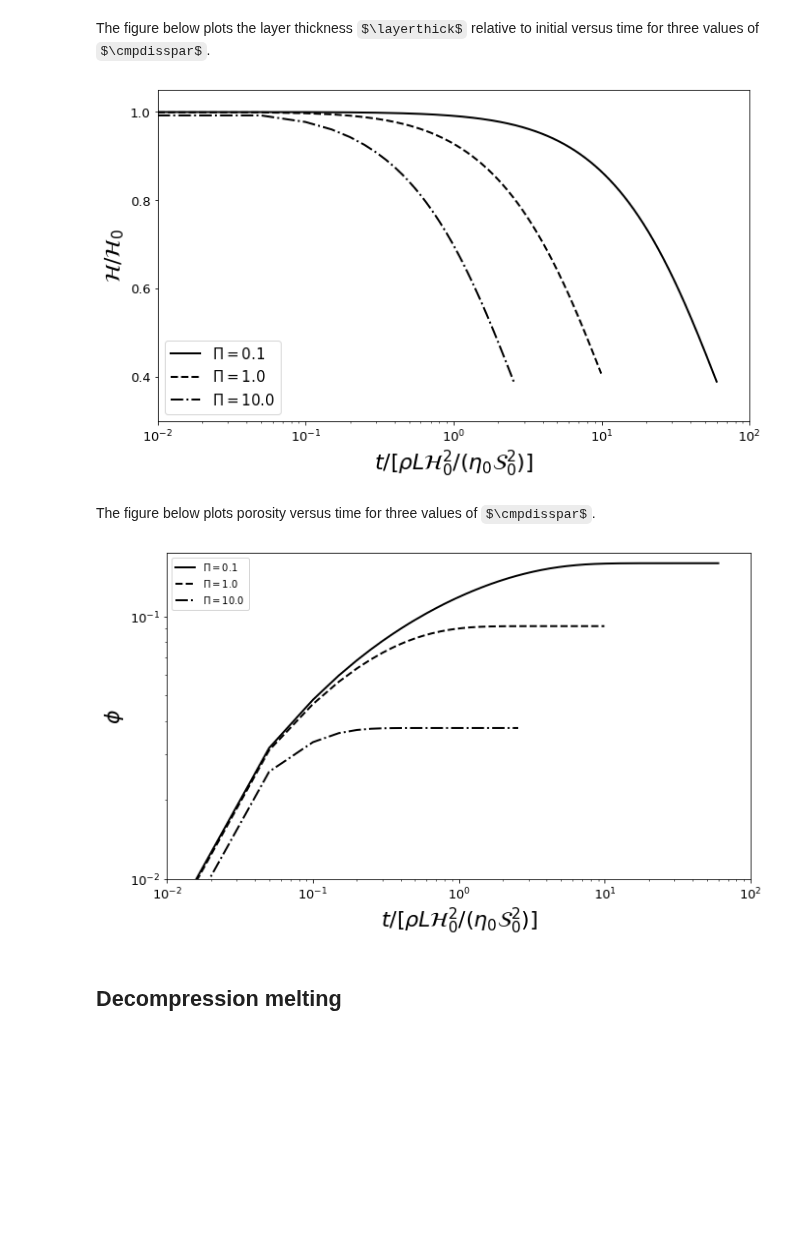
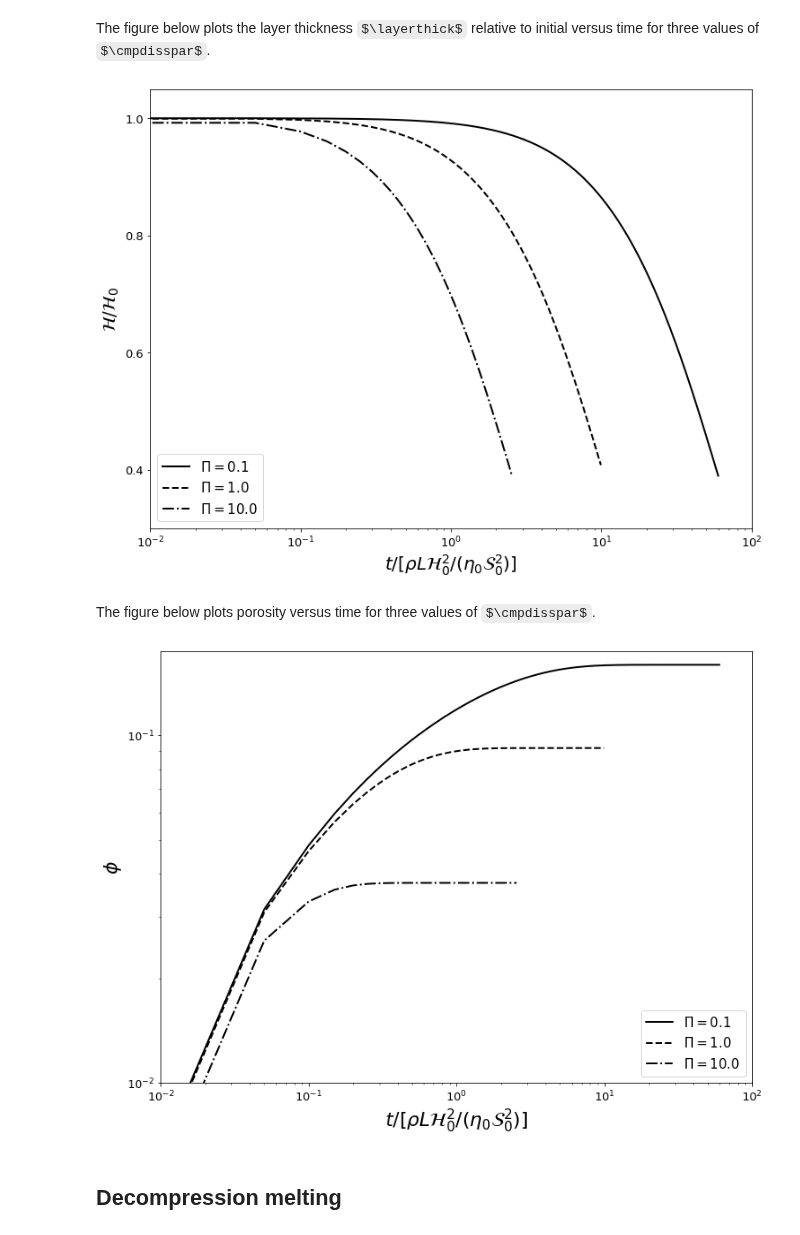
Before and after one commit to FoaLab/partially-molten-rock-PUP, a Jupyter notebook: content/ch08.ipynb, the cells around one changed output. Saved outputs shown, nothing was run; the diff lists cells and outputs as text; code cells hidden in the pictures; some formulas as TeX source; blank space fills up the shorter version.

```diff
--- a/content/ch08.ipynb
+++ b/content/ch08.ipynb
@@ -29,42 +29,38 @@ The Python code below implements the right-hand side of equations \eqref{eq:cmp-
 def thick(y, t, pi, lam):  # y = [H, phi]
     H = y[0]
     phi = y[1]
-    return [-pi * H * phi,
-            np.exp(-lam*phi) - pi * (1. - phi) * phi]
+    return [-pi * H * phi, np.exp(-lam*phi) - pi * (1. - phi) * phi]
 # %% [markdown]
 The figure below plots the layer thickness $\layerthick$ relative to initial versus time for three values of $\cmpdisspar$.
 # %%
 f, ax = plt.subplots()
-zoom = 2.0
-f.set_size_inches(5.4 * zoom, 3.1 * zoom)
-f.set_facecolor('w')
+f.set_size_inches(12.0, 9.0)
 
 y0 = [1., 0.0]  # initial condition: H=1, phi=0.0
 lambda_ = 27.0
 Pi = np.asarray([0.1, 1., 10.])
 tmax = np.asarray([60., 10., 2.6])
 linesty = ['-', '--', '-.']
-for pi, tm, ls in zip(Pi, tmax, linesty):
+for tm, pi, ls in zip(tmax, Pi, linesty):
     t = np.arange(0.0, tm, 0.05)
     S = odeint(thick, y0, t, args=(pi, lambda_), rtol=1e-8)
-    plt.semilogx(t, S[:, 0], 'k', linestyle=ls, linewidth=2, label=f'$\Pi={str(pi)}$')
+    ax.semilogx(t, S[:, 0], 'k', linestyle=ls, linewidth=2, label=f'$\Pi={str(pi)}$')
 
-plt.xlabel(r'$t/[\rho L\mathcal{H}_0^2/(\eta_0\mathcal{S}_0^2)]$', fontsize=22)
-plt.xticks((1e-2, 1e-1, 1e0, 1e1, 1e2), size=13)
+ax.set_xlabel(r'$t/[\rho L\mathcal{H}_0^2/(\eta_0\mathcal{S}_0^2)]$', fontsize=20)
+ax.set_xticks((1e-2, 1e-1, 1e0, 1e1, 1e2))
 ax.set_ylim(0.3, 1.05)
-plt.ylabel(r'$\mathcal{H}/\mathcal{H}_0$', fontsize=22)
-plt.yticks((0.4, 0.6, 0.8, 1.0), size=13)
-plt.legend(loc='lower left', fontsize=15)
+ax.set_ylabel(r'$\mathcal{H}/\mathcal{H}_0$', fontsize=20)
+ax.set_yticks((0.4, 0.6, 0.8, 1.0))
+ax.legend(loc='lower left', fontsize=15)
+ax.tick_params(axis='both', which='major', labelsize=13)
 plt.show()
 # %% [output]
-[figure, old version]
+[figure, new version]
 # %% [markdown]
 The figure below plots porosity versus time for three values of $\cmpdisspar$.
 # %%
 f, ax = plt.subplots()
-zoom = 2.0
-f.set_size_inches(5.4 * zoom, 3.1 * zoom)
-f.set_facecolor('w')
+f.set_size_inches(12.0, 9.0)
 
 y0 = [1., 0.0]  # initial condition: H=1, phi=0.0
 lambda_ = 27.0
@@ -74,17 +70,17 @@ linesty = ['-', '--', '-.']
 for pi, tm, ls in zip(Pi, tmax, linesty):
     t = np.arange(0.0, tm, 0.05)
     S = odeint(thick, y0, t, args=(pi, lambda_), rtol=1e-8)
-    plt.loglog(t, S[:, 1], 'k', linestyle=ls, linewidth=2, label=f'$\Pi={str(pi)}$')
+    ax.loglog(t, S[:, 1], 'k', linestyle=ls, linewidth=2, label=f'$\Pi={str(pi)}$')
 
-plt.xlabel(r'$t/[\rho L\mathcal{H}_0^2/(\eta_0\mathcal{S}_0^2)]$', fontsize=22)
-plt.xticks((1e-2, 1e-1, 1e0, 1e1, 1e2), size=13)
-plt.ylabel(r'$\phi$', fontsize=22)
-plt.yticks((1e-2, 1e-1), size=13)
-plt.legend(loc='lower right', fontsize=15)
-plt.legend()
+ax.set_xlabel(r'$t/[\rho L\mathcal{H}_0^2/(\eta_0\mathcal{S}_0^2)]$', fontsize=22)
+ax.set_xticks((1e-2, 1e-1, 1e0, 1e1, 1e2))
+ax.set_ylabel(r'$\phi$', fontsize=22)
+ax.set_yticks((1e-2, 1e-1))
+ax.legend(loc='lower right', fontsize=15)
+ax.tick_params(axis='both', which='major', labelsize=13)
 plt.show()
 # %% [output]
-[figure, old version]
+[figure, new version]
 # %% [markdown]
 ## Decompression melting
 # %% [markdown]
```
Also changed, not shown: parts of 5 cells of this notebook.
